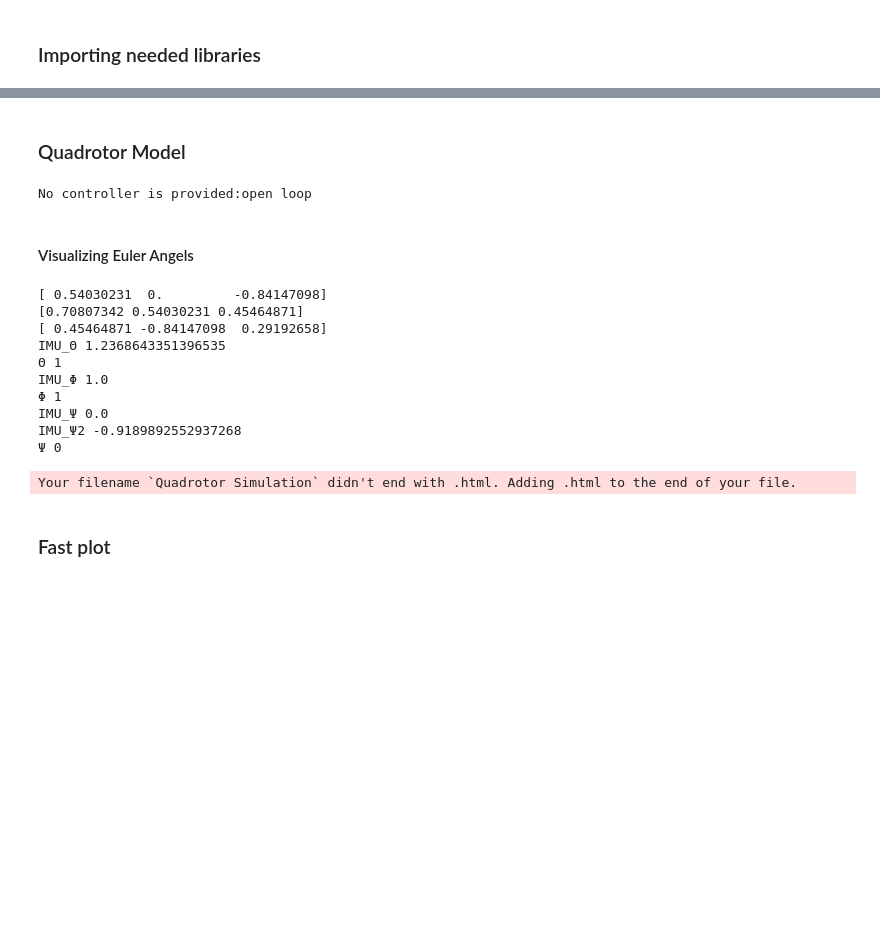
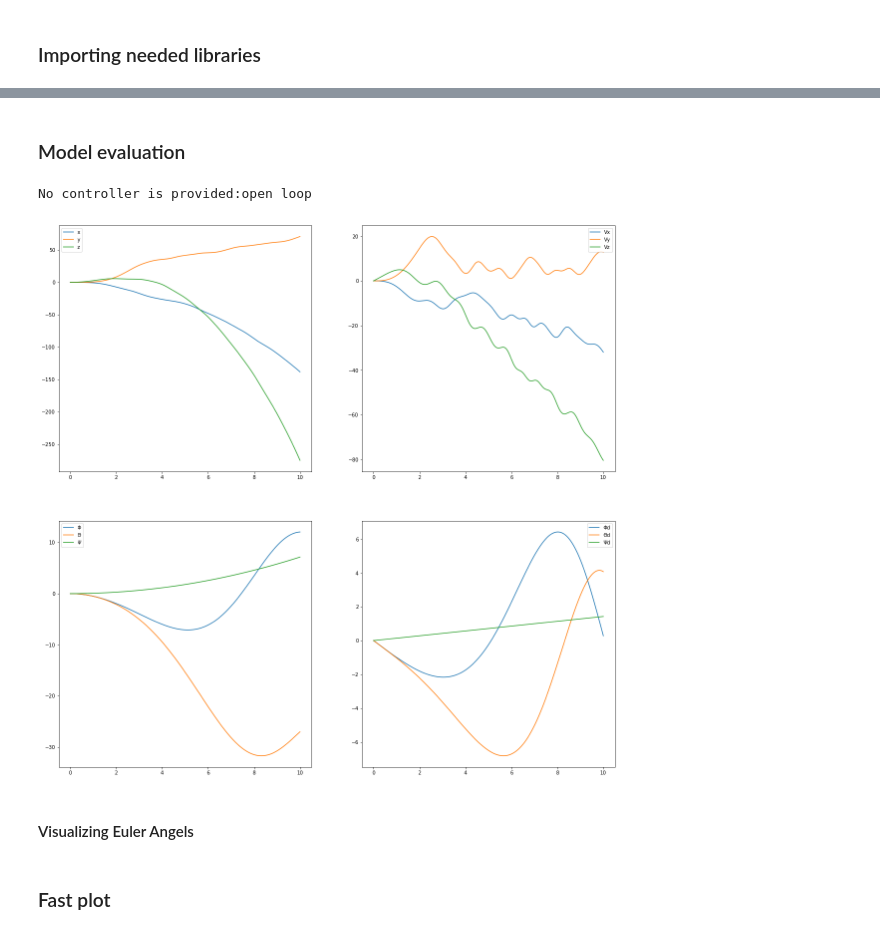
Before and after one commit to makashy/FuzzyControllerExamples, a Jupyter notebook: Fuzzy Logic Control of a Quadrotor.ipynb, the cells around one changed output, grey strips where cells are left out. Saved outputs shown, nothing was run; the diff lists cells and outputs as text; code cells hidden in the pictures; blank space fills up the shorter version.

```diff
--- a/Fuzzy Logic Control of a Quadrotor.ipynb
+++ b/Fuzzy Logic Control of a Quadrotor.ipynb
@@ -25,2 +248,2 @@ cos = np.cos
 # %% [markdown]
-### Quadrotor Model
+### Model evaluation
@@ -241,4 +254,32 @@ q.simulate(ω1=250,ω2=250, ω3=250, ω4=250)
 # %% [output]
 No controller is provided:open loop
+# %%
+plt.figure(figsize=(20,20))
+
+plt.subplot(2,2,1)
+plt.plot(q.time, q.x , label = "x")
+plt.plot(q.time, q.y , label = "y")
+plt.plot(q.time, q.z , label = "z")
+plt.legend();
+
+plt.subplot(2,2,2)
+plt.plot(q.time, q.xd, label = "Vx")
+plt.plot(q.time, q.yd, label = "Vy")
+plt.plot(q.time, q.zd, label = "Vz")
+plt.legend();
+
+plt.subplot(2,2,3)
+plt.plot(q.time, q.Φ, label = "Φ")
+plt.plot(q.time, q.Θ, label = "Θ")
+plt.plot(q.time, q.Ψ, label = "Ψ")
+plt.legend();
+
+plt.subplot(2,2,4)
+plt.plot(q.time, q.Φd, label = "Φd")
+plt.plot(q.time, q.Θd, label = "Θd")
+plt.plot(q.time, q.Ψd, label = "Ψd")
+plt.legend();
+# %% [output]
+[figure, added]
 # %% [markdown]
 #### Visualizing Euler Angels
@@ -306,45 +286,3 @@ def fplot2():
-# %%
-Φ=1
-Θ=1
-Ψ=0
-R =  [[cos(Ψ)*cos(Θ), -sin(Ψ)*cos(Φ)+cos(Ψ)*sin(Θ)*sin(Φ),  sin(Ψ)*sin(Φ)+cos(Ψ)*sin(Θ)*cos(Φ) ],
-      [sin(Ψ)*cos(Θ),  cos(Ψ)*cos(Φ)+sin(Ψ)*sin(Θ)*sin(Φ), -cos(Ψ)*sin(Φ)+sin(Ψ)*sin(Θ)*cos(Φ) ],
-      [      -sin(Θ),                       cos(Θ)*sin(Φ),                       cos(Θ)*cos(Φ) ]]
-i = [1, 0, 0]
-j = [0, 1, 0]
-k = [0, 0, 1]
-
-iᵣ = np.dot(R, i)
-jᵣ = np.dot(R, j)
-kᵣ = np.dot(R, k)
-
-IMU_Θ = -np.arctan(iᵣ[2]/kᵣ[2])
-IMU_Φ =  np.arctan(jᵣ[2]/kᵣ[2])
-IMU_Ψ =  np.arctan2(iᵣ[1],jᵣ[1])
-IMU_Ψ2= -np.arctan2(jᵣ[0],iᵣ[0])
-print(iᵣ)
-print(jᵣ)
-print(kᵣ)
-print("IMU_Θ",IMU_Θ)
-print("Θ",Θ)
-print("IMU_Φ",IMU_Φ)
-print("Φ",Φ)
-print("IMU_Ψ",IMU_Ψ)
-print("IMU_Ψ2",IMU_Ψ2)
-print("Ψ",Ψ)
-fplot2()
-# %% [output]
-[ 0.54030231  0.         -0.84147098]
-[0.70807342 0.54030231 0.45464871]
-[ 0.45464871 -0.84147098  0.29192658]
-IMU_Θ 1.2368643351396535
-Θ 1
-IMU_Φ 1.0
-Φ 1
-IMU_Ψ 0.0
-IMU_Ψ2 -0.9189892552937268
-Ψ 0
-Your filename `Quadrotor Simulation` didn't end with .html. Adding .html to the end of your file.
 # %% [markdown]
 ### Fast plot
 # %%
```
Also changed, not shown: parts of 16 cells of this notebook.
